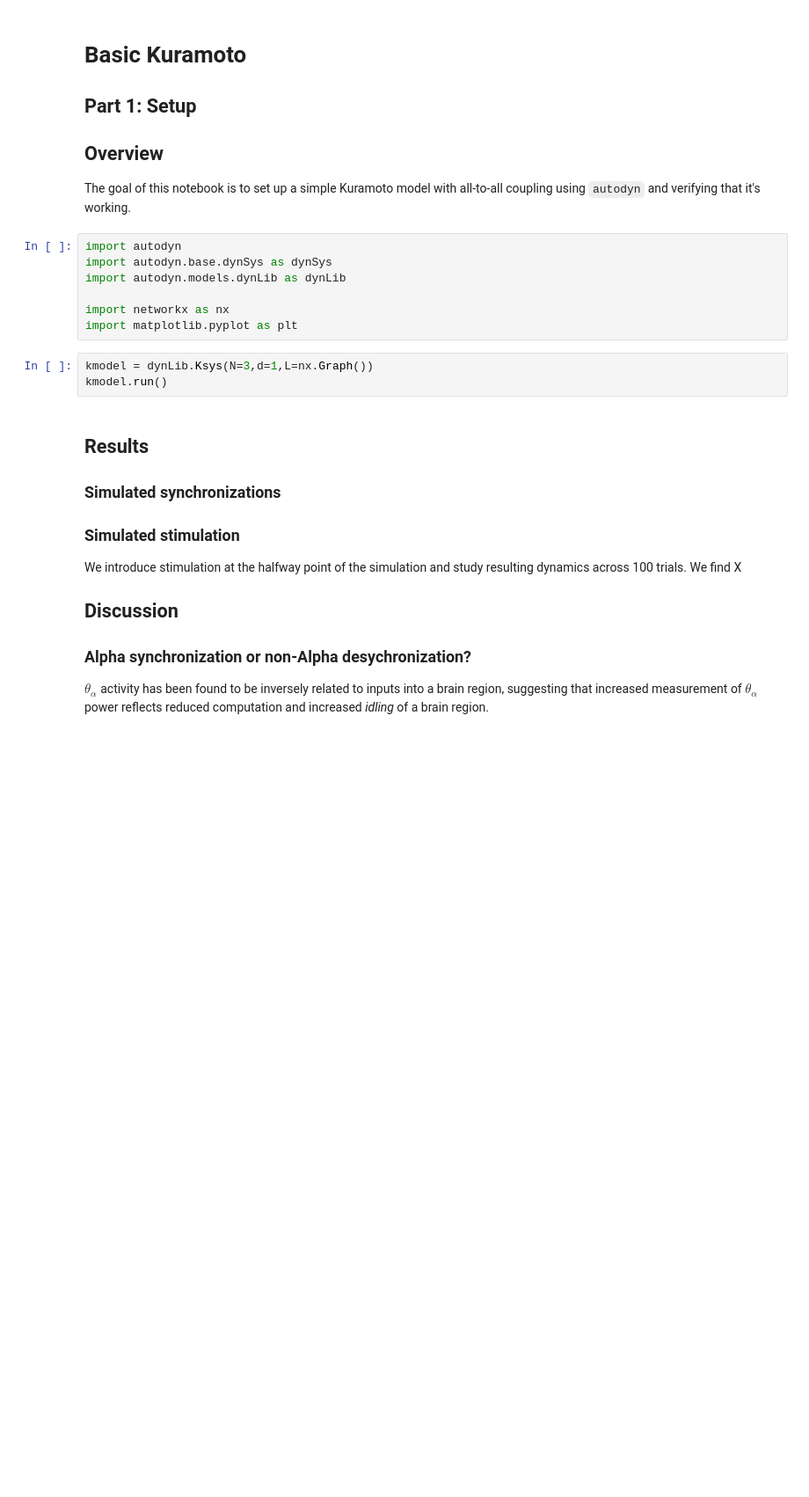
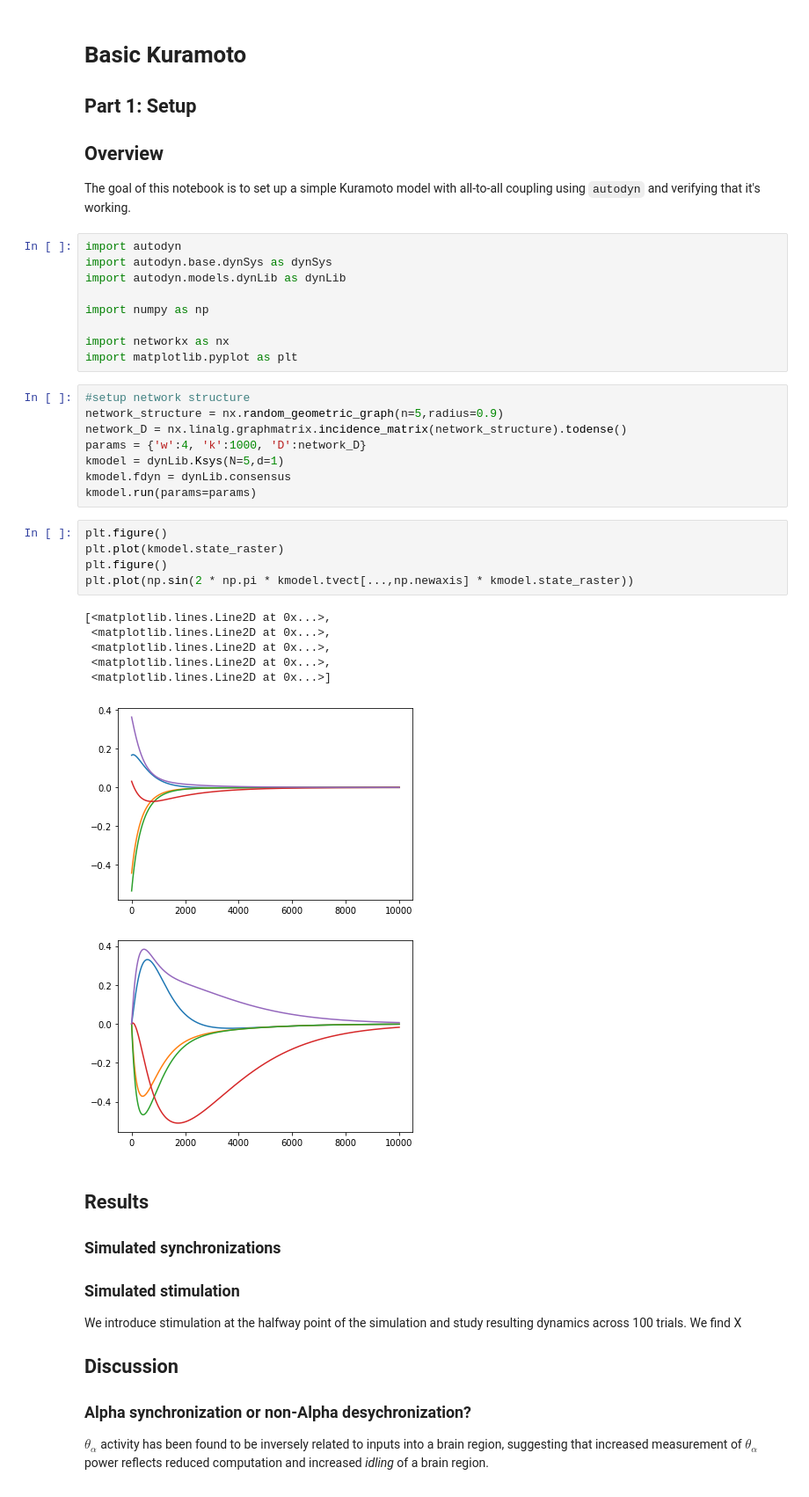
Before and after one commit to virati/KuramotoDBS, a Jupyter notebook: notebooks/KuramotoModels_Synchronization.ipynb, the cells around one changed output. Shown at 88% size. Cells and saved outputs as stored; diff of their text form; blank space fills up the shorter version.

```diff
--- a/notebooks/KuramotoModels_Synchronization.ipynb
+++ b/notebooks/KuramotoModels_Synchronization.ipynb
@@ -9,11 +9,31 @@ import autodyn
 import autodyn.base.dynSys as dynSys
 import autodyn.models.dynLib as dynLib
 
+import numpy as np
+
 import networkx as nx
 import matplotlib.pyplot as plt
-# %%
-kmodel = dynLib.Ksys(N=3,d=1,L=nx.Graph())
-kmodel.run()
+# %%
+#setup network structure
+network_structure = nx.random_geometric_graph(n=5,radius=0.9)
+network_D = nx.linalg.graphmatrix.incidence_matrix(network_structure).todense()
+params = {'w':4, 'k':1000, 'D':network_D}
+kmodel = dynLib.Ksys(N=5,d=1)
+kmodel.fdyn = dynLib.consensus
+kmodel.run(params=params)
+# %%
+plt.figure()
+plt.plot(kmodel.state_raster)
+plt.figure()
+plt.plot(np.sin(2 * np.pi * kmodel.tvect[...,np.newaxis] * kmodel.state_raster))
+# %% [output]
+[<matplotlib.lines.Line2D at 0x...>,
+ <matplotlib.lines.Line2D at 0x...>,
+ <matplotlib.lines.Line2D at 0x...>,
+ <matplotlib.lines.Line2D at 0x...>,
+ <matplotlib.lines.Line2D at 0x...>]
+[figure, added]
+[figure, added]
 # %% [markdown]
 
 
```
